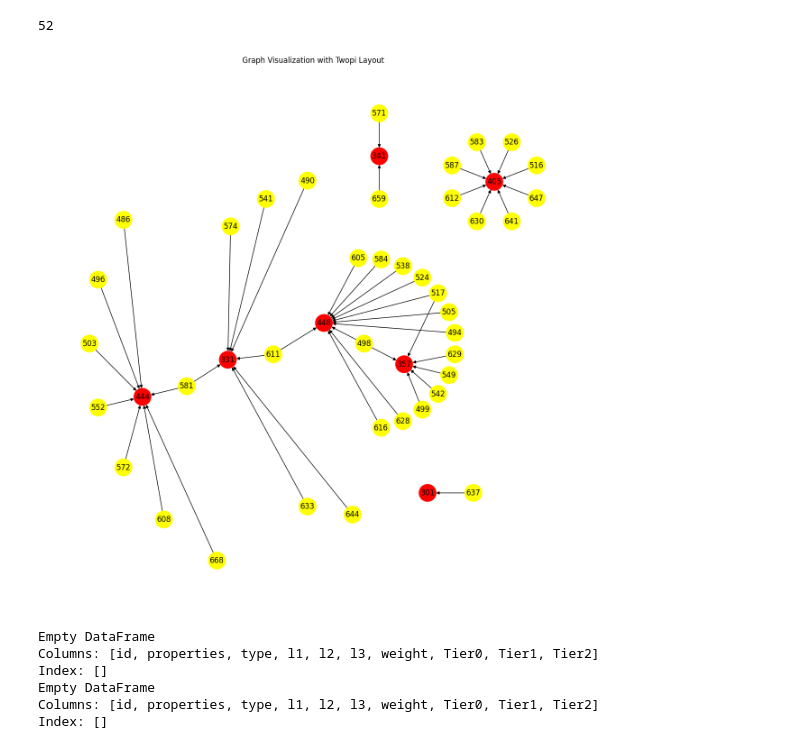
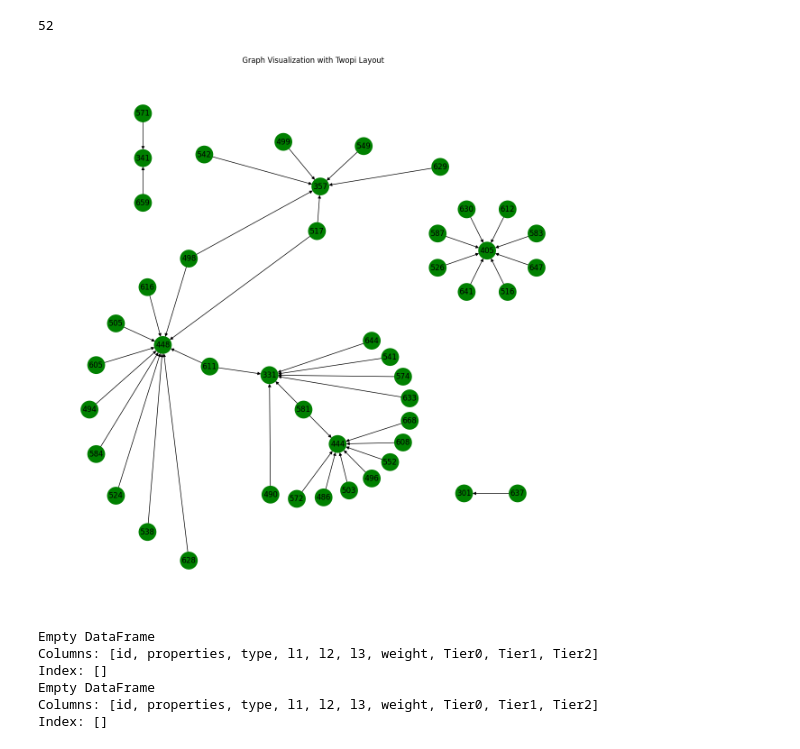
Before and after one commit to markajbell/BH, a Jupyter notebook: Stats_sec_1k.ipynb, the cells around one changed output. Cells and saved outputs as stored; diff of their text form; code cells hidden in the pictures.

```diff
--- a/Stats_sec_1k.ipynb
+++ b/Stats_sec_1k.ipynb
@@ -504,6 +506,8 @@ memory usage: 251.8+ KB
 # %%
 tier0_node_ids = pd.DataFrame(tier0_node_ids)
 tier2_node_ids = pd.DataFrame(tier2_node_ids)
+tier1_node_ids = pd.DataFrame(tier1_node_ids)
+tier1_node_ids = tier1_node_ids.rename(columns={0: 'id'})
 tier0_node_ids = tier0_node_ids.rename(columns={0: 'id'})
 tier2_node_ids = tier2_node_ids.rename(columns={0: 'id'})
 # %%
@@ -671,8 +676,8 @@ for index, path_info in shortest_paths_list.iterrows():
 # Append the result (path and its total weight) to the list
 #shortest_paths_with_weight.append({source: source, target: target, path: path, 'total_weight': total_weight})
 
-df1 = pd.DataFrame(shortest_paths_with_weight).copy()
-df_shortest_paths_with_weight = df1[(df1['target'].isin(tier0_node_ids)) ]#& (df1['source'].isin(tier2_node_ids)) & (~df1['source'].isin(tier0_node_ids)) & (~df1['target'].isin(tier2_node_ids))]
+df_shortest_paths_with_weight = pd.DataFrame(shortest_paths_with_weight).copy()
+#df_shortest_paths_with_weight = df1[(df1['target'].isin(tier0_node_ids)) ]#& (df1['source'].isin(tier2_node_ids)) & (~df1['source'].isin(tier0_node_ids)) & (~df1['target'].isin(tier2_node_ids))]
 #d = df_max[(df_max['source'].isin(tier2_node_ids)) & (df_max['target'].isin(tier0_node_ids)) & (~df_max['source'].isin(tier0_node_ids)) & (~df_max['target'].isin(tier2_node_ids))]
 # At this point, shortest_paths_with_weight will contain all paths and their corresponding weights
 len(df_shortest_paths_with_weight)
@@ -711,10 +714,10 @@ pos = nx.spring_layout(G, scale=2,k=0.85, iterations=50) # Layout algorithm for
 nx.draw(G, pos, with_labels=True, node_color='lightblue', edge_color='gray', node_size=500)
 
 # Optionally highlight each path in a different colour
-colors = ['red', 'green', 'blue', 'purple']
-for path, color in zip(paths, colors):
-    edges_zip = list(zip(path[:-1], path[1:]))
-    nx.draw_networkx_edges(G, pos, edgelist=edges_zip, edge_color=color, width=2)
+# colors = ['red', 'green', 'blue', 'purple']
+# for path, color in zip(paths, colors):
+#     edges_zip = list(zip(path[:-1], path[1:]))
+#     nx.draw_networkx_edges(G, pos, edgelist=edges_zip, width=2) #edge_color=color, width=2)
 #plt.figure(figsize=(12, 8))
 plt.title("Multiple Paths in NetworkX Graph")
 plt.show()
@@ -766,37 +769,37 @@ for index, row in df_max.iterrows():
         G.add_edge(str(path[i]), str(path[i+1]))
 colors = []
 #Assuming node 4 is the one to highlight
 for node in G.nodes():
-    if int(node) in tier0_node_ids:
+    if (node) in str(tier0_node_ids['id']):
     #== new_node_id : # Ensure comparison is with string if nodes are strings
         colors.append('red')
         height=6
-    elif int(node) in tier1_node_ids:
+    elif (node) in str(tier1_node_ids['id']):
         colors.append('orange')
         height=4
-    elif int(node) in tier2_node_ids:
+    elif (node) in str(tier2_node_ids['id']):
         colors.append('green')
         height=2
     else:
         colors.append('yellow')
 
 # Set graph attributes to control spacing
 # G.graph['ranksep'] = '1.0' # Increase separation between ranks
 # G.graph['nodesep'] = '4.0' # Increase separation between nodes
 
 #G_pgv.graph_attr.update(root=new_node_id,ranksep='3.0',nodesep='2.0')
 #G_pgv.draw('pytry.jpg',prog='twopi') # This line caused the error
 plt.figure(figsize=(12, 12))
 # Use pydot_layout with 'twopi' program
 pos = pydot_layout(G, prog="twopi")#, root=str(new_node_id)) # Removed root as it might not exist in the graph
 nx.draw(G, pos, node_color=colors, with_labels=True, node_size=750, font_weight='normal')
 
 plt.title("Graph Visualization with Twopi Layout")
 graph_name_max = suf + '_max_twopi_graph.pdf'
 plt.savefig(graph_name_max, format="pdf")
 plt.show()
 # %% [output]
-[figure, old version]
+[figure, new version]
 # %%
 print(nodes[nodes['id'] == 3167])
 print(nodes[nodes['id'] == 3366])
```
Also changed, not shown: parts of 12 cells of this notebook.
